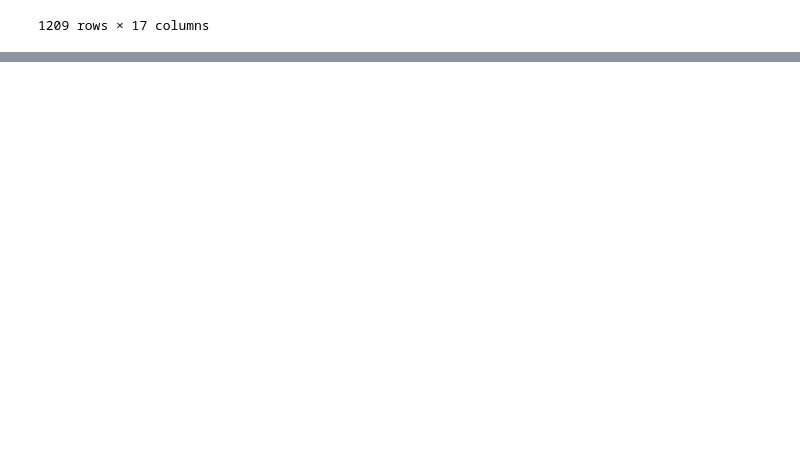
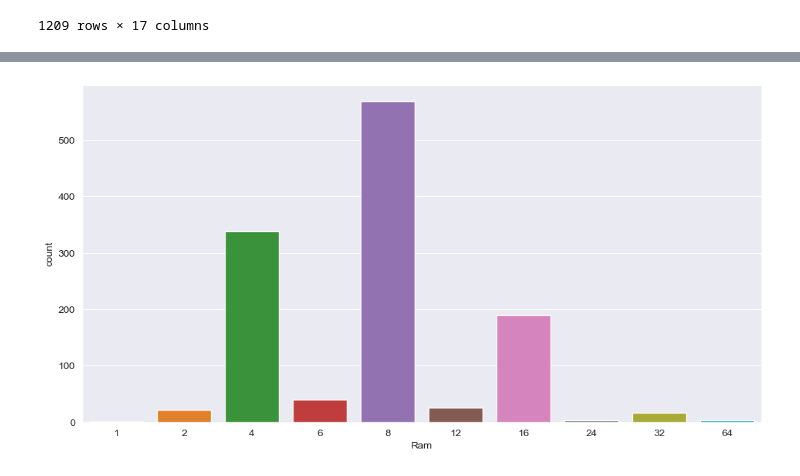
Before and after one commit to KishanYern/Data-Science-Project, a Jupyter notebook: computer_jobs.ipynb, the cells around one changed output, grey strips where cells are left out. Saved outputs shown, nothing was run; the diff lists cells and outputs as text; code cells hidden in the pictures; blank space fills up the shorter version.

```diff
--- a/computer_jobs.ipynb
+++ b/computer_jobs.ipynb
@@ -380,0 +383,5 @@ df
+# %%
+sns.countplot(x=df['Ram'])
+plt.show()
+# %% [output]
+[figure, added]
```
Also changed, not shown: parts of 4 cells of this notebook.
